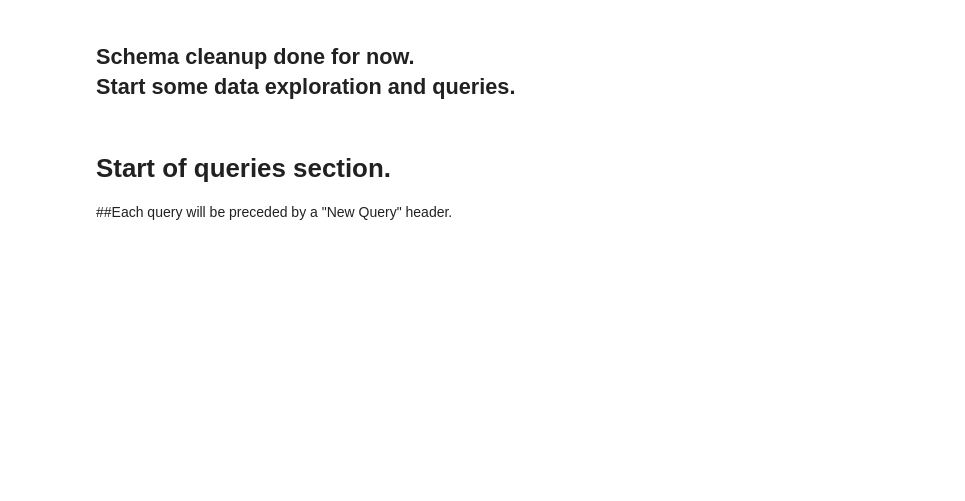
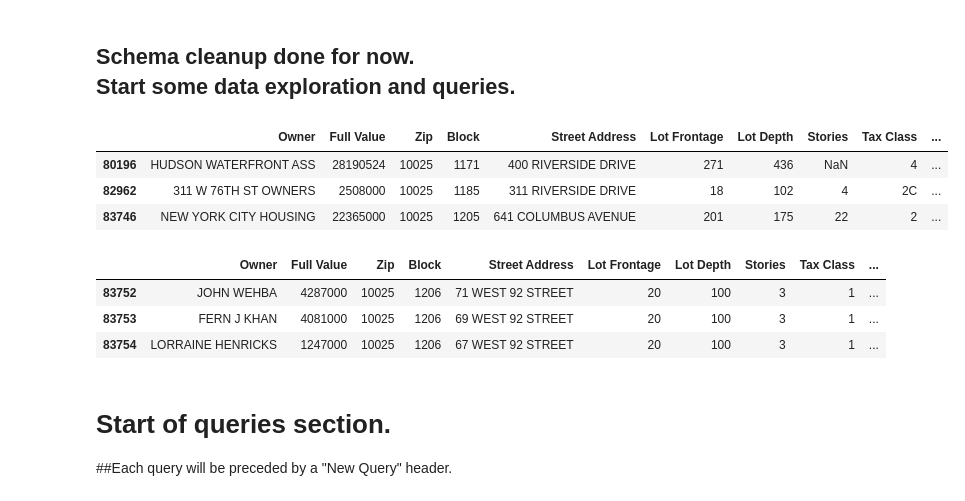
Before and after one commit to jdsketches/data_playground, a Jupyter notebook: enigma_2010_vs_2014_nyc_props.ipynb, the cells around one changed output. Saved outputs shown, nothing was run; the diff lists cells and outputs as text; code cells hidden in the pictures; blank space fills up the shorter version.

```diff
--- a/enigma_2010_vs_2014_nyc_props.ipynb
+++ b/enigma_2010_vs_2014_nyc_props.ipynb
@@ -357,6 +363,24 @@ df14 = datasets_info[2014]["dfsub"]
 # also create dataframe shortcuts for residential-only properties.
 df10res = df10[df10.Residential]
 df14res = df14[df14.Residential]
+# %%
+# and a reminder of what these DFs look like...
+# in this cell, all properties (Residential or not)
+# (choose a sample zip code (e.g. upper west side))
+df14[df14.Zip == 10025].head(3)
+# %% [output]
+|  | Owner | Full Value | Zip | Block | Street Address | Lot Frontage | Lot Depth | Stories | Tax Class | ... |
+| 80196 | HUDSON WATERFRONT ASS | 28190524 | 10025 | 1171 | 400 RIVERSIDE DRIVE | 271 | 436 | NaN | 4 | ... |
+| 82962 | 311 W 76TH ST OWNERS | 2508000 | 10025 | 1185 | 311 RIVERSIDE DRIVE | 18 | 102 | 4 | 2C | ... |
+| 83746 | NEW YORK CITY HOUSING | 22365000 | 10025 | 1205 | 641 COLUMBUS AVENUE | 201 | 175 | 22 | 2 | ... |
+# %%
+# and in this cell, show the residential-only subset DF
+df14res[df14res.Zip == 10025].head(3)
+# %% [output]
+|  | Owner | Full Value | Zip | Block | Street Address | Lot Frontage | Lot Depth | Stories | Tax Class | ... |
+| 83752 | JOHN WEHBA | 4287000 | 10025 | 1206 | 71 WEST 92 STREET | 20 | 100 | 3 | 1 | ... |
+| 83753 | FERN J KHAN | 4081000 | 10025 | 1206 | 69 WEST 92 STREET | 20 | 100 | 3 | 1 | ... |
+| 83754 | LORRAINE HENRICKS | 1247000 | 10025 | 1206 | 67 WEST 92 STREET | 20 | 100 | 3 | 1 | ... |
 # %% [markdown]
 # Start of queries section.
 
```
Also changed, not shown: parts of 40 cells of this notebook.
